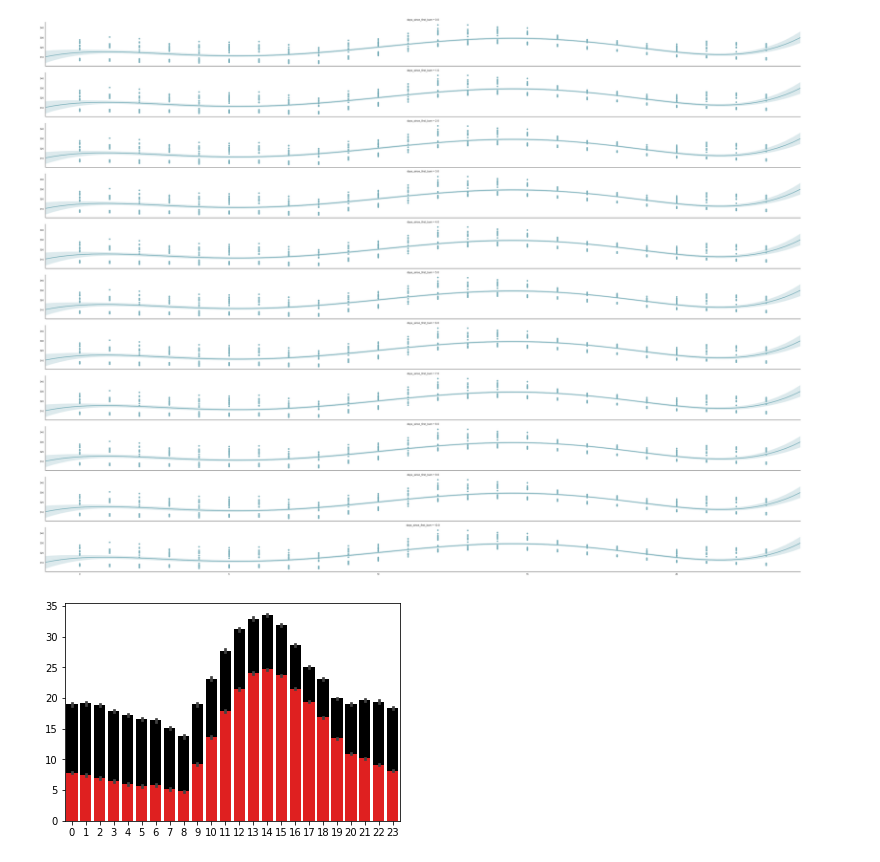
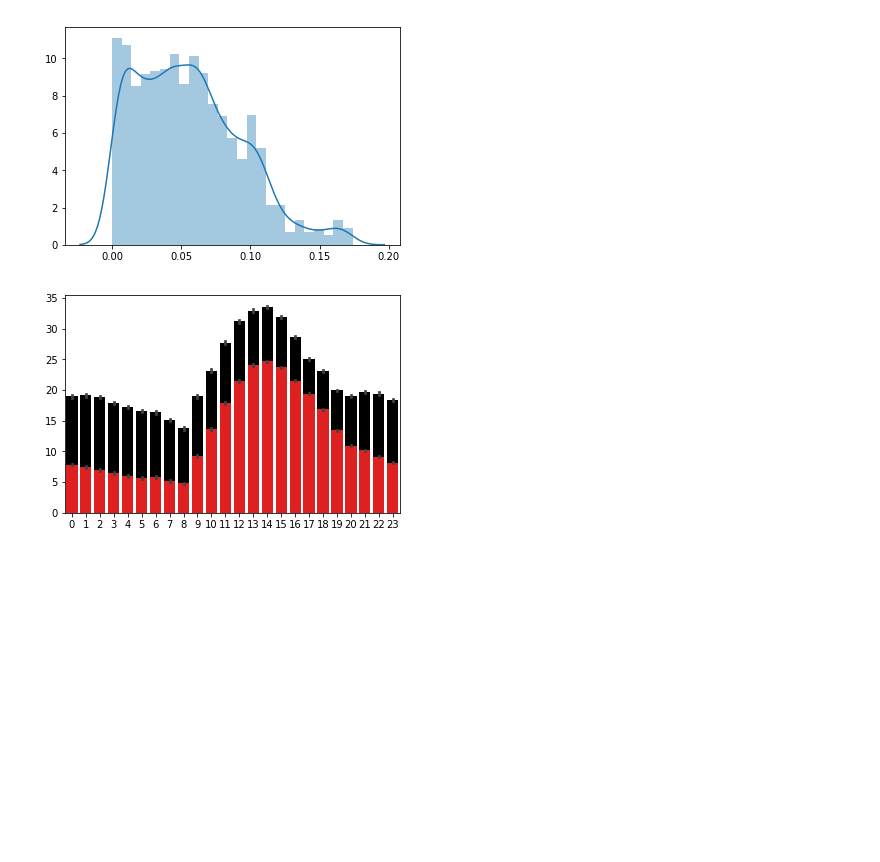
Before and after one commit to gridl/kcl-fire-aot, a Jupyter notebook: notebooks/Fire Type Identification V2.ipynb, the cells around one changed output. Cells and saved outputs as stored; diff of their text form; code cells hidden in the pictures; blank space fills up the shorter version.

```diff
--- a/notebooks/Fire Type Identification V2.ipynb
+++ b/notebooks/Fire Type Identification V2.ipynb
@@ -34,7 +35,8 @@ geo_file = '/Users/dnf/Projects/kcl-fire-aot/data/Asia/processed/himawari/Himawa
 geostationary_lats, geostationary_lons = geo_read(geo_file)
 # %%
 # load in the peat maps
-path_to_peat_maps = '/Users/danielfisher/Projects/kcl-fire-aot/data/Asia/external/peat_maps/'
+#path_to_peat_maps = '/Users/danielfisher/Projects/kcl-fire-aot/data/Asia/external/peat_maps/'
+path_to_peat_maps = '/Users/dnf/Projects/kcl-fire-aot/data/Asia/external/peat_maps/'
 df_list = []
 peat_maps_paths = glob.glob(path_to_peat_maps + '*/*.nc')
 for peat_maps_path in peat_maps_paths:
@@ -143,2 +143,3 @@ subset_fires_df_10_day_limit.tail()
 # %%
-plot_df = subset_fires_df_10_day_limit.groupby(['days_since_first_burn', 'is_peat', 'hours_since_local_midnight'], as_index=False).agg({'FRP_0':np.mean})
+subset_fires_df_test = subset_fires_df.copy()
+subset_fires_df_test = subset_fires_df_test.groupby(['fire_id', 'is_peat'], as_index=False).agg({'days_since_first_burn': np.max})
@@ -165,38 +146,20 @@ plot_df.groupby(['days_since_first_burn', 'is_peat'], as_index=False).agg({'FRP_
-# %%
-plt.close('all')
-sns.set(style="white", rc={"axes.facecolor": (0, 0, 0, 0)})
-
-
-# Initialize the FacetGrid object
-pal = sns.cubehelix_palette(10, rot=-.25, light=.7)
-g = sns.FacetGrid(plot_df, row='days_since_first_burn',
-                  hue="is_peat", aspect=15, palette=pal)
-
-# Draw the densities in a few steps
-g.map(sns.regplot, x=plot_df.hours_since_local_midnight, y=plot_df.BT_MIR, order=5)
-# g.map(sns.kdeplot, "x", clip_on=False, color="w", lw=2, bw=.2)
-# g.map(plt.axhline, y=0, lw=2, clip_on=False)
-
-
-# # Define and use a simple function to label the plot in axes coordinates
-# def label(x, color, label):
-#     ax = plt.gca()
-#     ax.text(0, .2, label, fontweight="bold", color=color,
-#             ha="left", va="center", transform=ax.transAxes)
-
-
-# g.map(label, "x")
-
-# # Set the subplots to overlap
-# g.fig.subplots_adjust(hspace=-.25)
-
-# # Remove axes details that don't play well with overlap
-# g.set_titles("")
-# g.set(yticks=[])
-# g.despine(bottom=True, left=True)
-plt.show()
-# %% [output]
-[figure, removed]
+# %%
+# lets assume a 1m per day progression so we can just use the day value
+max_permitted_distance_to_pixel_edge = 2 - subset_fires_df_test.days_since_first_burn.values / 1000  # in km
+
+# now lets compute probability of fire reaching the pixel edge.  To understand this imagine that
+# the fire can start anywhere in the pixel, but only if it starts within a certain away from the
+# pixel edge will it progress into an adjacent pixel.  All possible start locations are defined
+# by the pixel size, those locations near the edge that might progress in to an adjancent pixel
+# are those locations within some distance of the pixel border.  This is based on the speed of
+# of the fire spread (here assumed to be 1 m/day).
+prob_of_reaching_pixel_edge = 1 - (max_permitted_distance_to_pixel_edge**2 / 2**2)
+
+# then can plot the distribution of that happening
+sns.distplot(prob_of_reaching_pixel_edge)
+plt.show()
+# %% [output]
+[figure, added]
 # %%
 mask = subset_fires_df.is_peat
 hours_peat = subset_fires_df[mask].local_solar_time.dt.hour.values
```
Also changed, not shown: parts of 12 cells of this notebook, 1 other file.
